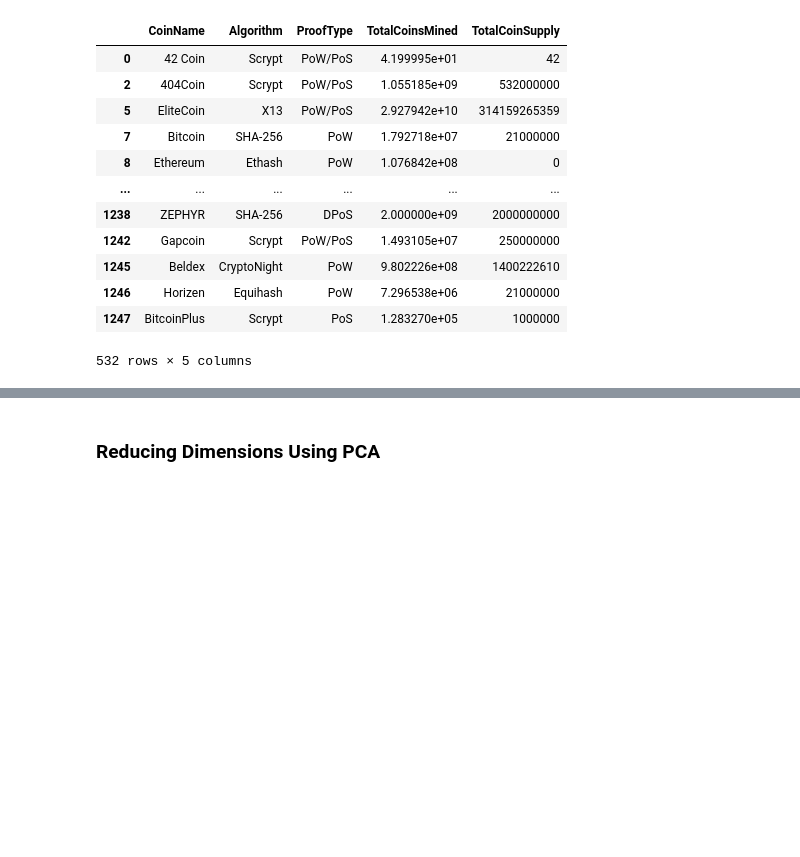
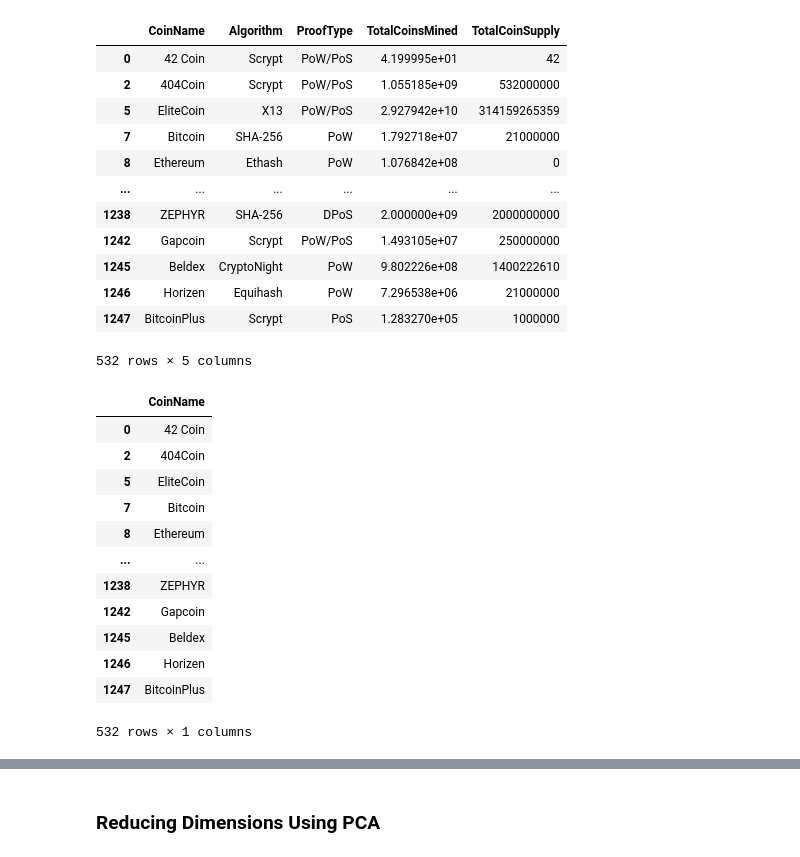
Before and after one commit to spearl7076/unit13-challenge, a Jupyter notebook: ClusteringCrypto/crypto_clustering.ipynb, the cells around one changed output, grey strips where cells are left out. Saved outputs shown, nothing was run; the diff lists cells and outputs as text; code cells hidden in the pictures; blank space fills up the shorter version.

```diff
--- a/ClusteringCrypto/crypto_clustering.ipynb
+++ b/ClusteringCrypto/crypto_clustering.ipynb
@@ -179,5 +179,21 @@ crypto_df
 532 rows × 5 columns
 # %%
 # Store the 'CoinName'column in its own DataFrame prior to dropping it from crypto_df
+coins_name = crypto_df[['CoinName']].copy()
+coins_name
+# %% [output]
+|  | CoinName |
+| 0 | 42 Coin |
+| 2 | 404Coin |
+| 5 | EliteCoin |
+| 7 | Bitcoin |
+| 8 | Ethereum |
+| ... | ... |
+| 1238 | ZEPHYR |
+| 1242 | Gapcoin |
+| 1245 | Beldex |
+| 1246 | Horizen |
+| 1247 | BitcoinPlus |
+532 rows × 1 columns
 # %%
 # Drop the 'CoinName' column since it's not going to be used on the clustering algorithm
```
Also changed, not shown: parts of 2 cells of this notebook, 4 other files.
